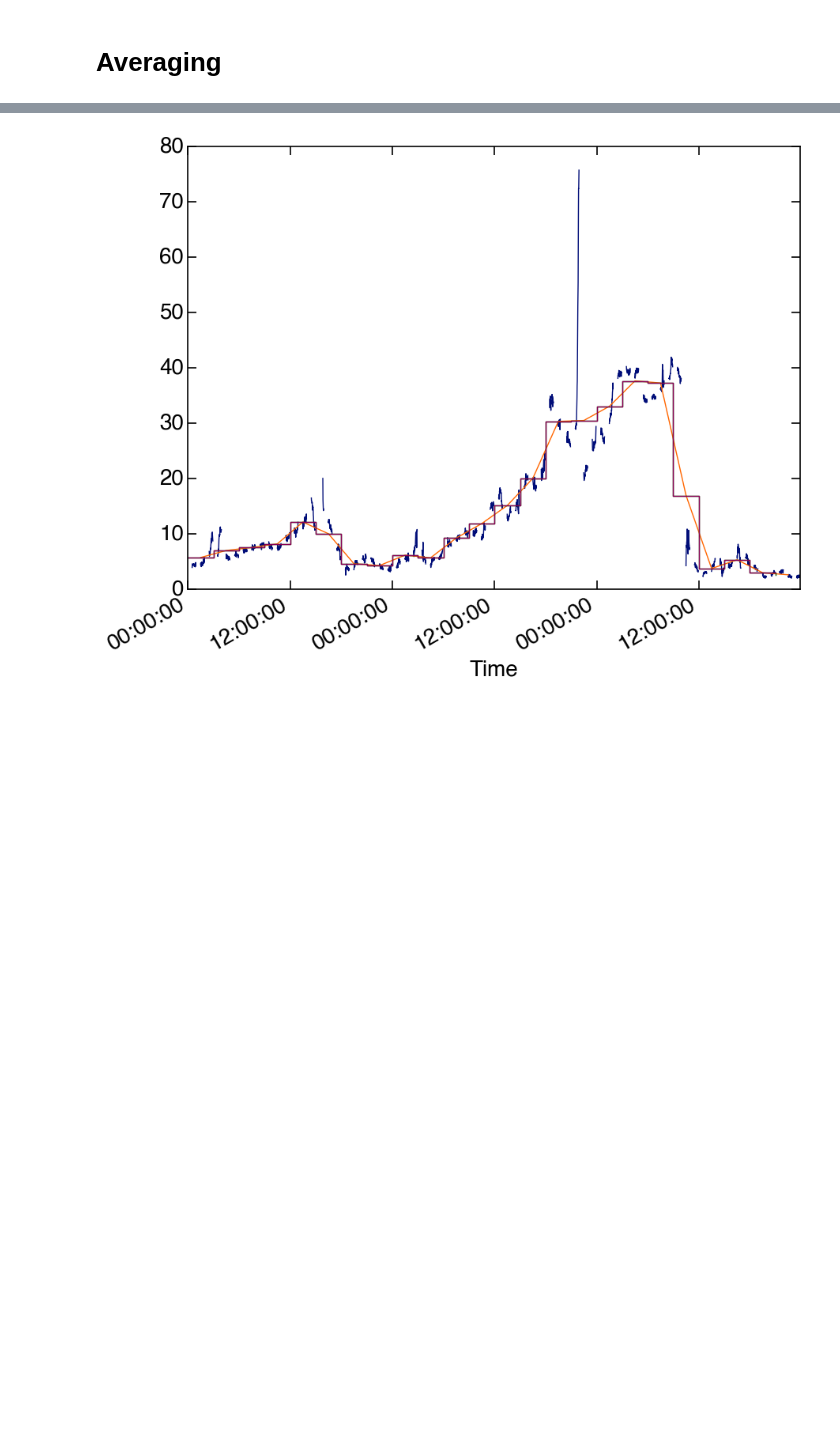
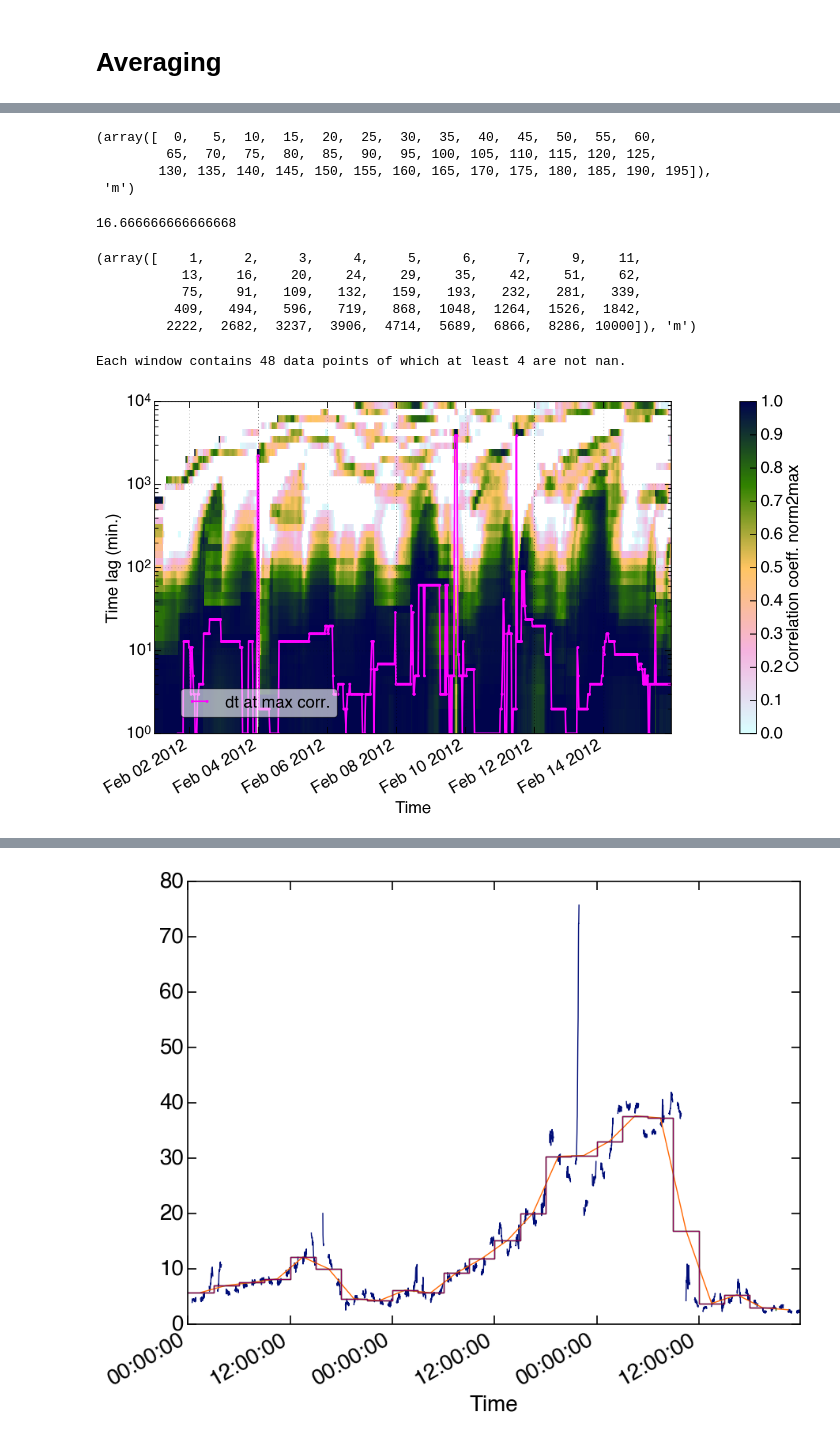
Before and after one commit to wblumberg/atm-py, a Jupyter notebook: examples/timeseries.ipynb, the cells around one changed output, grey strips where cells are left out. Drawn from its saved outputs; the diff is of its cells as text; code cells hidden in the pictures; blank space fills up the shorter version.

```diff
--- a/examples/timeseries.ipynb
+++ b/examples/timeseries.ipynb
@@ -21,6 +23,11 @@ dict_keys(['tdmaapssize', 'noaaaos', 'aosacsm', 'tdmahyg', '1twr10xC1', 'aipfitr
 # %%
 fname = '/Users/htelg/data/ARM/SGP/'
-out = read_data.read_cdf(fname, data_product=['noaaaos'],
-                         time_window=('2012-02-01','2012-02-03'),
+out = read_data.read_cdf(fname, data_product=['noaaaos', 'aosacsm'],
+                         time_window=('2012-02-01','2012-02-15'),
                          data_quality='patchy')
 noaaaos = out['noaaaos']
+
+scatt = noaaaos.scatt_coeff._del_all_columns_but('Bs_G_Dry_1um_Neph3W_1')
+
+acsm = out['aosacsm']
+acsm = acsm.mass_concentrations._del_all_columns_but('total')
@@ -28,0 +34,35 @@ scatt = noaaaos.scatt_coeff._del_all_columns_but('Bs_G_Dry_1um_Neph3W_1')
+# %%
+dt = (np.arange(0,200,5, dtype=int), 'm')
+dt
+# %% [output]
+(array([  0,   5,  10,  15,  20,  25,  30,  35,  40,  45,  50,  55,  60,
+         65,  70,  75,  80,  85,  90,  95, 100, 105, 110, 115, 120, 125,
+        130, 135, 140, 145, 150, 155, 160, 165, 170, 175, 180, 185, 190, 195]),
+ 'm')
+# %%
+1000/60
+# %% [output]
+16.666666666666668
+# %%
+dt = (np.unique(np.logspace(np.log10(1), np.log10(10000), 50, dtype=int)), 'm')
+dt
+# %% [output]
+(array([    1,     2,     3,     4,     5,     6,     7,     9,    11,
+           13,    16,    20,    24,    29,    35,    42,    51,    62,
+           75,    91,   109,   132,   159,   193,   232,   281,   339,
+          409,   494,   596,   719,   868,  1048,  1264,  1526,  1842,
+         2222,  2682,  3237,  3906,  4714,  5689,  6866,  8286, 10000]), 'm')
+# %%
+roll_n = acsm.rolling(#.data['Bs_G_Dry_1um_Neph3W_1'],
+                 (1, 'D'),
+                 min_good_ratio = 0.1,)
+out, dt_max = roll_n.corr_timelag(scatt, dt = dt, no_of_steps=40, center = 200,
+                normalize = True)
+corr = roll_n.corr(scatt)
+# %% [output]
+Each window contains 48 data points of which at least 4 are not nan.
+# %%
+a = plot_templates.plot_rolling_time_laps_corr(out, dt_max, clim = (0,1))
+a.set_yscale('log')
+# %% [output]
+[figure, added]
```
Also changed, not shown: parts of 27 cells of this notebook, 3 other files.
